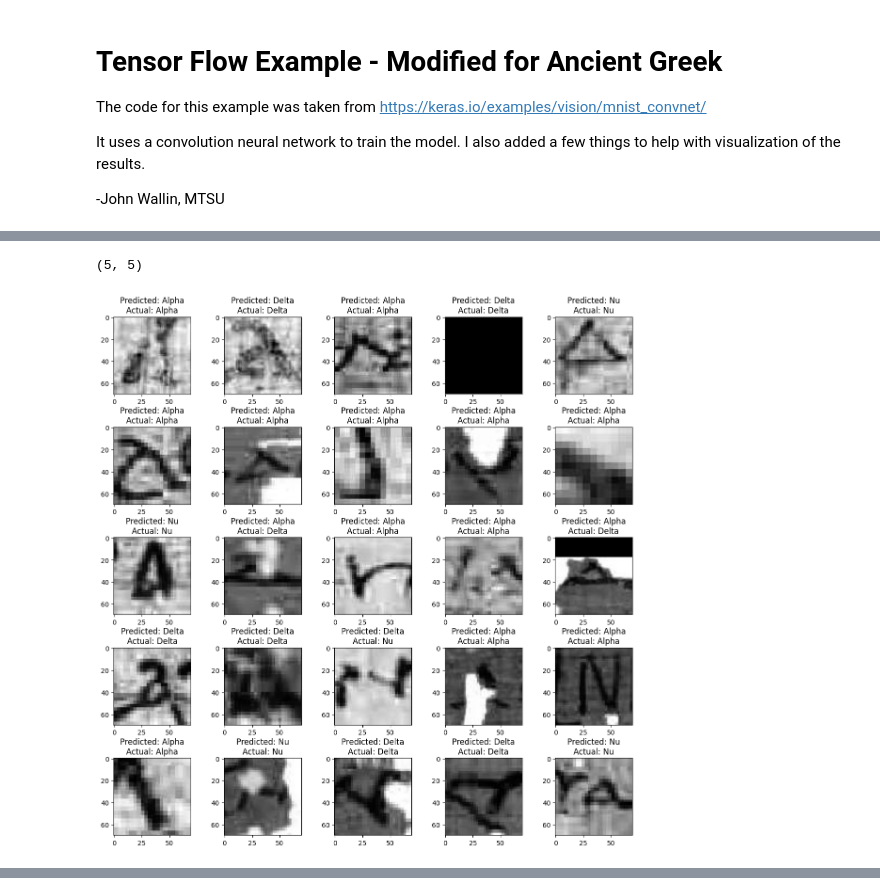
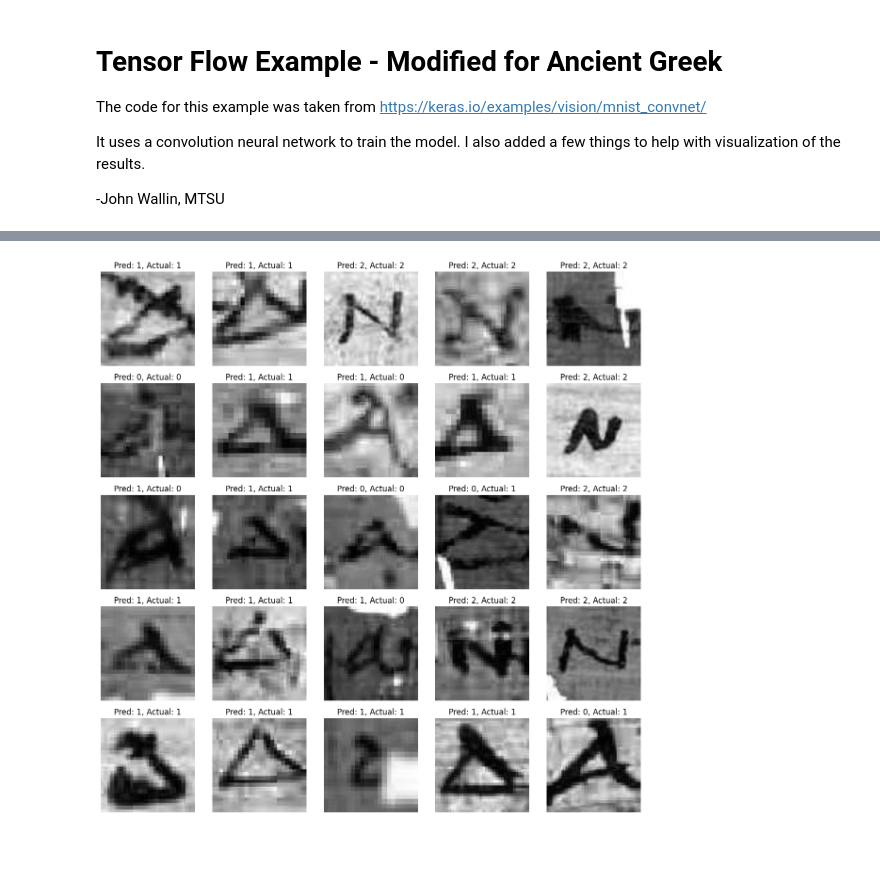
Before and after one commit to jfwallin/AI-ML-demos, a Jupyter notebook: image_classification.ipynb, the cells around one changed output, grey strips where cells are left out. Drawn from its saved outputs; the diff is of its cells as text; code cells hidden in the pictures; blank space fills up the shorter version.

```diff
--- a/image_classification.ipynb
+++ b/image_classification.ipynb
@@ -243,33 +250,31 @@ for i in range(nx):
-# %%
-
-# this block of also prints out example images, but it only includes them
-# misidentified images.
-icount = 0
-nx = 5
-ny = 5
-xx = model.predict(x_test)
-
-
-# make a list of miscategorized images
-ilist = []
-for i in range(len(xx)):
-    if np.argmax(xx[i]) != np.argmax(y_test[i]):
-        ilist.append(i)
-
-
-figure, ax = plt.subplots(nx, ny, figsize=(12, 12))
-figure.tight_layout(pad=2.0)
-
-print(ax.shape)
-for i in range(nx):
-    for j in range(nx):
-        ii = ilist[icount]
-        img = x_test[ii].reshape(70,70,)
-        ax[i][j].imshow(img, cmap='gray')
-
-        ax[i][j].set_title("Predicted: {}".format(class_names[np.argmax(xx[icount])]) + "\nActual: {}".format(class_names[np.argmax(y_test[icount])]))
-
-        icount += 1
-# %% [output]
-(5, 5)
-[figure, removed]
+# %%
+# prompt:  prints out an array of images, with the predicted and actual values. put this into an array of 5 x 5 images.  use the category numbers
+
+import matplotlib.pyplot as plt
+import numpy as np
+
+# Assuming you have x_test, y_test, model, and class_names defined as in your original code
+
+num_rows = 5
+num_cols = 5
+num_images = num_rows * num_cols
+
+fig, axes = plt.subplots(num_rows, num_cols, figsize=(12, 12))
+
+for i in range(num_images):
+  row = i // num_cols
+  col = i % num_cols
+
+  img = x_test[i].reshape(70, 70)
+  axes[row, col].imshow(img, cmap='gray')
+  axes[row, col].axis('off')
+
+  xx = model.predict(x_test)
+  predicted_label = np.argmax(xx[i])
+  actual_label = np.argmax(y_test[i])
+  axes[row, col].set_title(f"Pred: {predicted_label}, Actual: {actual_label}")
+
+
+plt.tight_layout()
+plt.show()
+# %% [output]
@@ -276,3 +298,4 @@ for i in range(nx):
+[figure, added]
 # %%
 # create a confusion matrix for the test set
 # confusion matrix is a table that is often used to describe the performance of a classification model
```
Also changed, not shown: parts of 12 cells of this notebook.
